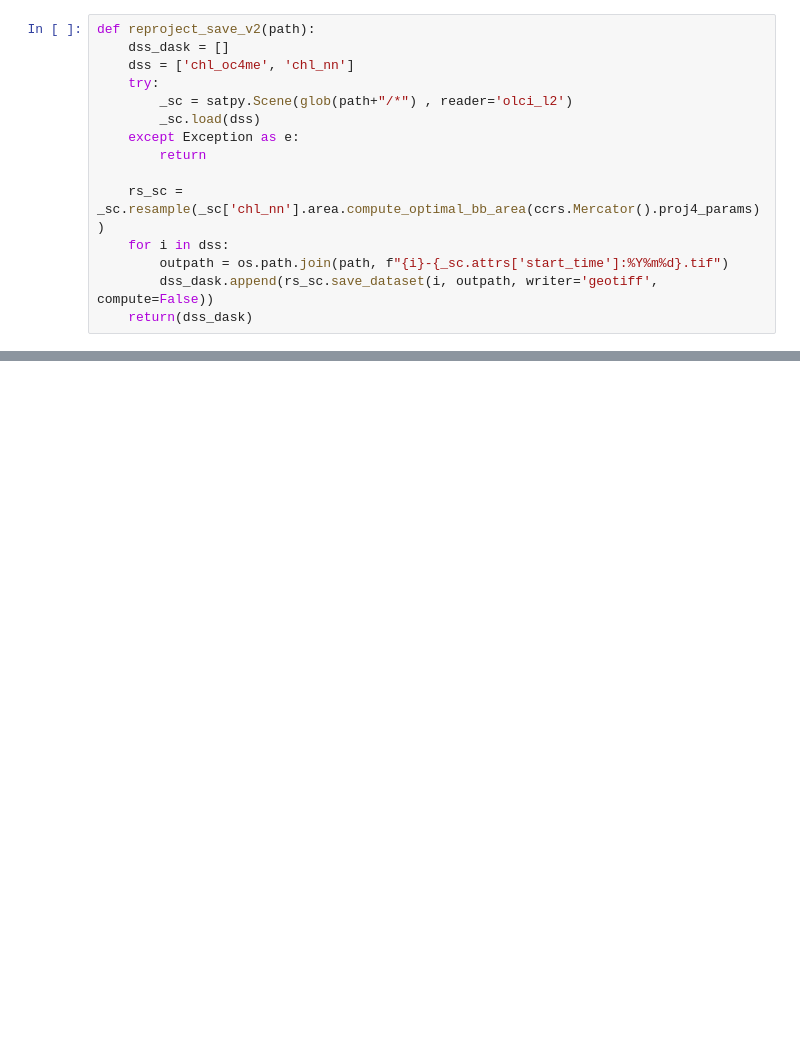
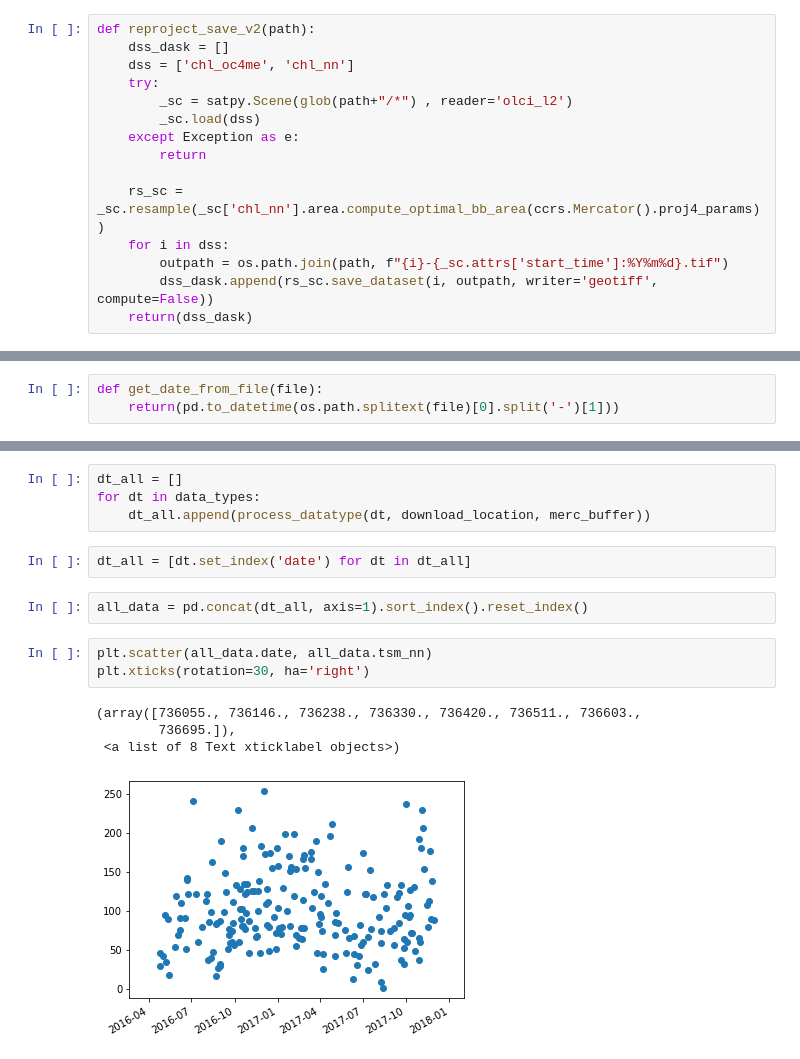
Before and after one commit to HuckleyLab/phyto-mhw, a Jupyter notebook: validation/whole_year_nepac_sentinel3.ipynb, the cells around one changed output, grey strips where cells are left out. Saved outputs shown, nothing was run; the diff lists cells and outputs as text; blank space fills up the shorter version.

```diff
--- a/validation/whole_year_nepac_sentinel3.ipynb
+++ b/validation/whole_year_nepac_sentinel3.ipynb
@@ -191,0 +236,3 @@ def reproject_save_v2(path):
+# %%
+def get_date_from_file(file):
+    return(pd.to_datetime(os.path.splitext(file)[0].split('-')[1]))
@@ -191,0 +285,16 @@ def reproject_save_v2(path):
+# %%
+dt_all = []
+for dt in data_types:
+    dt_all.append(process_datatype(dt, download_location, merc_buffer))
+# %%
+dt_all = [dt.set_index('date') for dt in dt_all]
+# %%
+all_data = pd.concat(dt_all, axis=1).sort_index().reset_index()
+# %%
+plt.scatter(all_data.date, all_data.tsm_nn)
+plt.xticks(rotation=30, ha='right')
+# %% [output]
+(array([736055., 736146., 736238., 736330., 736420., 736511., 736603.,
+        736695.]),
+ <a list of 8 Text xticklabel objects>)
+[figure, added]
```
Also changed, not shown: parts of 24 cells of this notebook, 1 other file.
